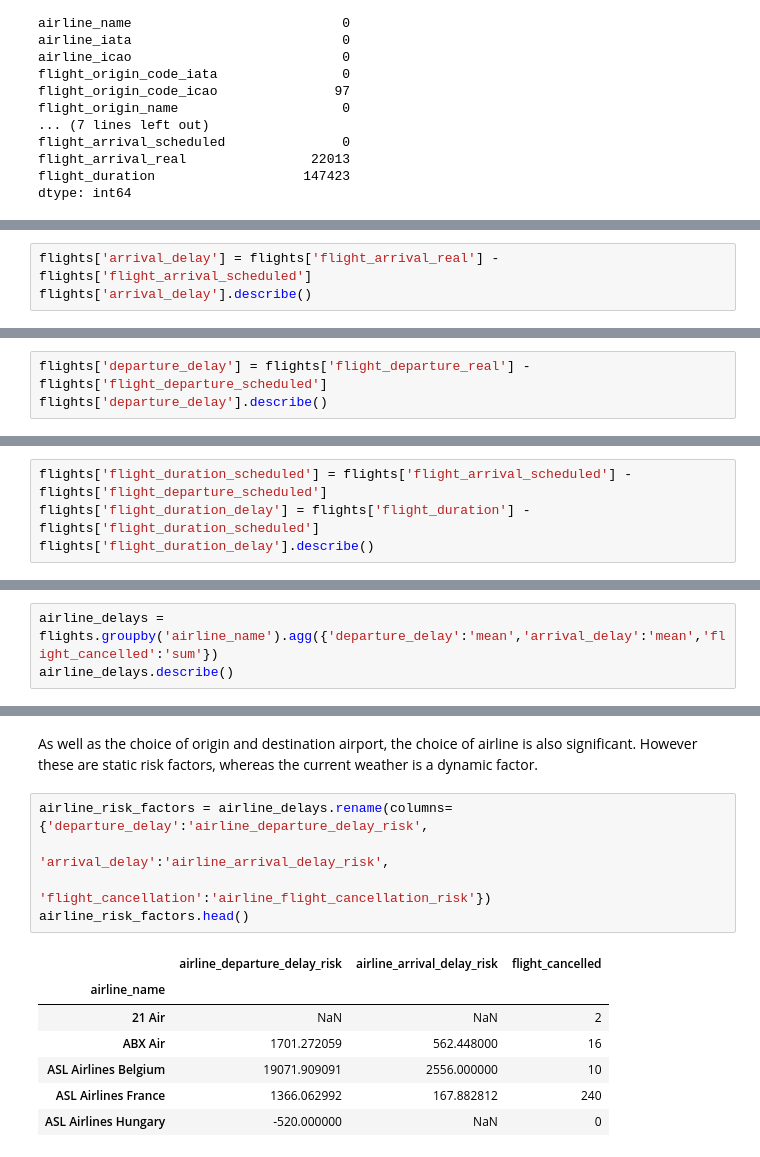
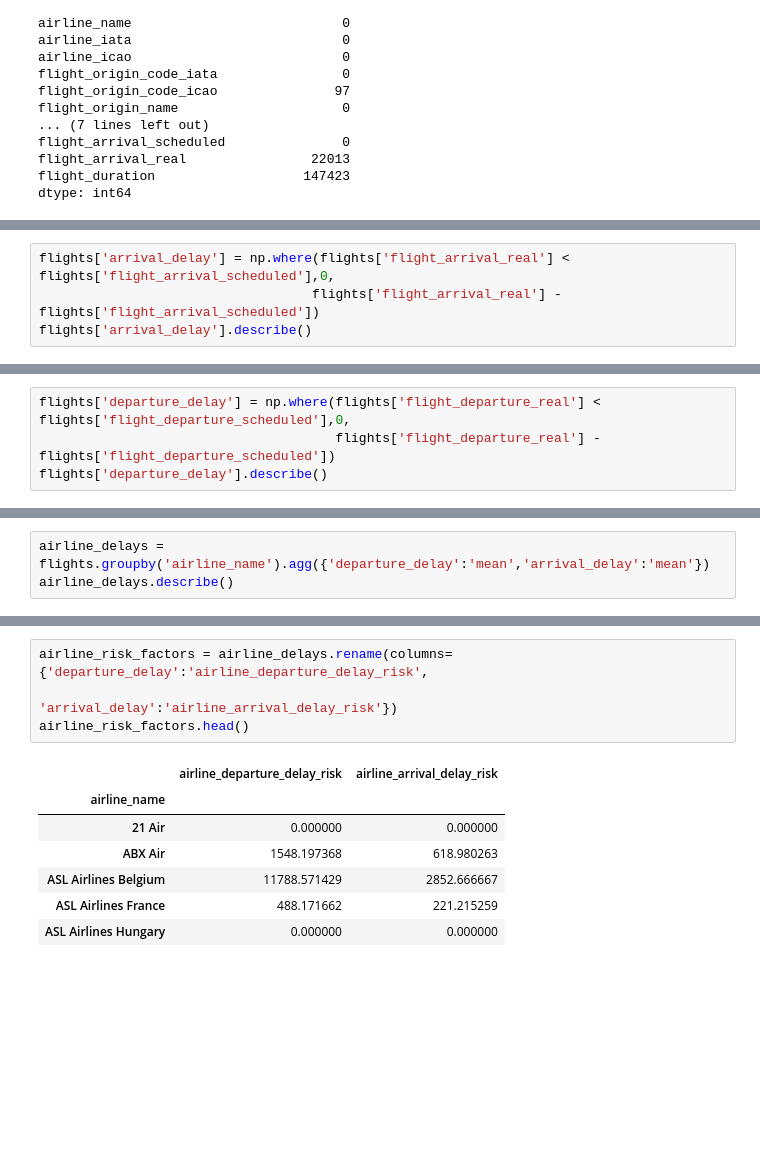
Before and after one commit to dermot-cochran/Interview_data, a Jupyter notebook: Case Study.ipynb, the cells around one changed output, grey strips where cells are left out. Drawn from its saved outputs; the diff is of its cells as text; blank space fills up the shorter version.

```diff
--- a/Case Study.ipynb
+++ b/Case Study.ipynb
@@ -142,4 +199,5 @@ Name: flight_cancelled, dtype: float64
 # %%
-flights['arrival_delay'] = flights['flight_arrival_real'] - flights['flight_arrival_scheduled']
+flights['arrival_delay'] = np.where(flights['flight_arrival_real'] < flights['flight_arrival_scheduled'],0,
+                                   flights['flight_arrival_real'] - flights['flight_arrival_scheduled'])
 flights['arrival_delay'].describe()
 # %% [output]
@@ -153,6 +211,7 @@ min      -85255.000000
 max       85290.000000
 Name: arrival_delay, dtype: float64
 # %%
-flights['departure_delay'] = flights['flight_departure_real'] - flights['flight_departure_scheduled']
+flights['departure_delay'] = np.where(flights['flight_departure_real'] < flights['flight_departure_scheduled'],0,
+                                      flights['flight_departure_real'] - flights['flight_departure_scheduled'])
 flights['departure_delay'].describe()
 # %% [output]
@@ -166,6 +225,2 @@ min      -84660.000000
 max      139440.000000
 Name: departure_delay, dtype: float64
-# %%
-flights['flight_duration_scheduled'] = flights['flight_arrival_scheduled'] - flights['flight_departure_scheduled']
-flights['flight_duration_delay'] = flights['flight_duration'] - flights['flight_duration_scheduled']
-flights['flight_duration_delay'].describe()
@@ -277,4 +297,4 @@ Question: What data fields are used to indicate cancelled flights? Is it safe to
 # %%
-airline_delays = flights.groupby('airline_name').agg({'departure_delay':'mean','arrival_delay':'mean','flight_cancelled':'sum'})
+airline_delays = flights.groupby('airline_name').agg({'departure_delay':'mean','arrival_delay':'mean'})
 airline_delays.describe()
 # %% [output]
@@ -353,16 +352,13 @@ airline_delays.sort_values(by='flight_cancelled', ascending=False).head(25)
-# %% [markdown]
-As well as the choice of origin and destination airport, the choice of airline is also significant. However these are static risk factors, whereas the current weather is a dynamic factor.
 # %%
 airline_risk_factors = airline_delays.rename(columns={'departure_delay':'airline_departure_delay_risk',
-                                                     'arrival_delay':'airline_arrival_delay_risk',
-                                                     'flight_cancellation':'airline_flight_cancellation_risk'})
+                                                     'arrival_delay':'airline_arrival_delay_risk'})
 airline_risk_factors.head()
 # %% [output]
-|  | airline_departure_delay_risk | airline_arrival_delay_risk | flight_cancelled |
-| airline_name |  |  |  |
-| 21 Air | NaN | NaN | 2 |
-| ABX Air | 1701.272059 | 562.448000 | 16 |
-| ASL Airlines Belgium | 19071.909091 | 2556.000000 | 10 |
-| ASL Airlines France | 1366.062992 | 167.882812 | 240 |
-| ASL Airlines Hungary | -520.000000 | NaN | 0 |
+|  | airline_departure_delay_risk | airline_arrival_delay_risk |
+| airline_name |  |  |
+| 21 Air | 0.000000 | 0.000000 |
+| ABX Air | 1548.197368 | 618.980263 |
+| ASL Airlines Belgium | 11788.571429 | 2852.666667 |
+| ASL Airlines France | 488.171662 | 221.215259 |
+| ASL Airlines Hungary | 0.000000 | 0.000000 |
 # %%
```
Also changed, not shown: parts of 47 cells of this notebook.
